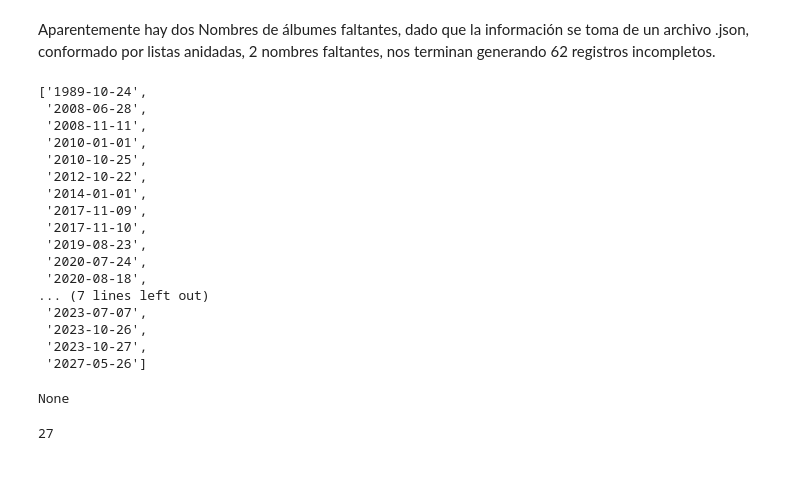
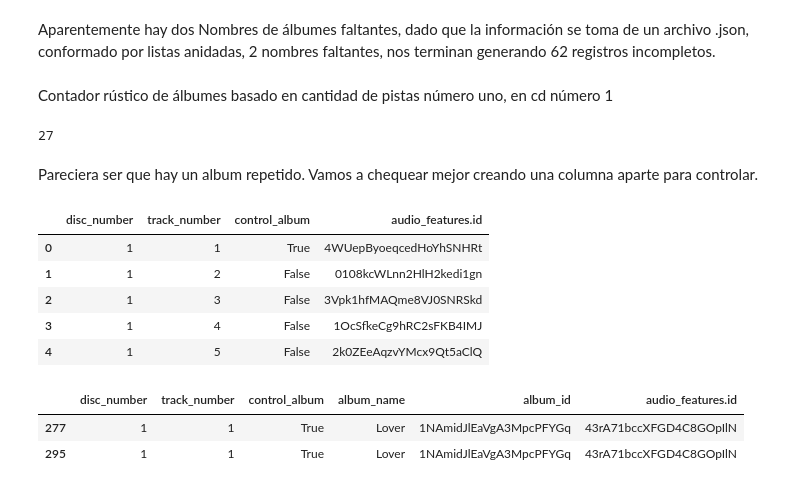
Before and after one commit to cristian-torres-ds/data_quality_engineer, a Jupyter notebook: data_quality_assessment.ipynb, the cells around one changed output. Saved outputs shown, nothing was run; the diff lists cells and outputs as text; code cells hidden in the pictures.

Commit message:
Uniqueness evolved

```diff
--- a/data_quality_assessment.ipynb
+++ b/data_quality_assessment.ipynb
@@ -438,34 +482,8 @@ df[df['album_id'] == '6fyR4wBPwLHKcRtxgd4sGh'][['album_id', 'album_name']]
 | 444 | 6fyR4wBPwLHKcRtxgd4sGh | NaN |
 # %% [markdown]
 Aparentemente hay dos Nombres de álbumes faltantes, dado que la información se toma de un archivo .json, conformado por listas anidadas, 2 nombres faltantes, nos terminan generando 62 registros incompletos.
-# %%
-fechas = list(df['album_release_date'].unique())
-fechas.sort()
-fechas
-# %% [output]
-['1989-10-24',
- '2008-06-28',
- '2008-11-11',
- '2010-01-01',
- '2010-10-25',
- '2012-10-22',
- '2014-01-01',
- '2017-11-09',
- '2017-11-10',
- '2019-08-23',
- '2020-07-24',
- '2020-08-18',
-... (7 lines left out)
- '2023-07-07',
- '2023-10-26',
- '2023-10-27',
- '2027-05-26']
-# %%
-lista = [3, 2, 1, 5]
-lista = lista.sort()
-print(lista)
-# %% [output]
-None
+# %% [markdown]
+Contador rústico de álbumes basado en cantidad de pistas número uno, en cd número 1
 # %%
 album_counter = 0
 
@@ -476,3 +494,30 @@ for i in range(df.shape[0]):
 album_counter
 # %% [output]
 27
+# %% [markdown]
+Pareciera ser que hay un album repetido. Vamos a chequear mejor creando una columna aparte para controlar.
+# %%
+df_control = df.copy()
+df_control['control_album'] = False
+
+for i in range(df.shape[0]):
+    if (df.iloc[i, 0] == 1) and (df.iloc[i, 3] == 1): # column 0 = disc_number, column 3 = track_number
+        df_control.iloc[i, -1] = True
+
+df_control[['disc_number', 'track_number', 'control_album','audio_features.id']].head()
+# %% [output]
+|  | disc_number | track_number | control_album | audio_features.id |
+| 0 | 1 | 1 | True | 4WUepByoeqcedHoYhSNHRt |
+| 1 | 1 | 2 | False | 0108kcWLnn2HlH2kedi1gn |
+| 2 | 1 | 3 | False | 3Vpk1hfMAQme8VJ0SNRSkd |
+| 3 | 1 | 4 | False | 1OcSfkeCg9hRC2sFKB4IMJ |
+| 4 | 1 | 5 | False | 2k0ZEeAqzvYMcx9Qt5aClQ |
+# %%
+df_control = df_control[df_control.control_album == True]
+df_control = df_control[['disc_number', 'track_number', 'control_album', 'album_name', 'album_id', 'audio_features.id']]
+df_control = df_control[df_control.duplicated(keep=False)]
+df_control
+# %% [output]
+|  | disc_number | track_number | control_album | album_name | album_id | audio_features.id |
+| 277 | 1 | 1 | True | Lover | 1NAmidJlEaVgA3MpcPFYGq | 43rA71bccXFGD4C8GOpIlN |
+| 295 | 1 | 1 | True | Lover | 1NAmidJlEaVgA3MpcPFYGq | 43rA71bccXFGD4C8GOpIlN |
```
Also changed, not shown: parts of 30 cells of this notebook.
